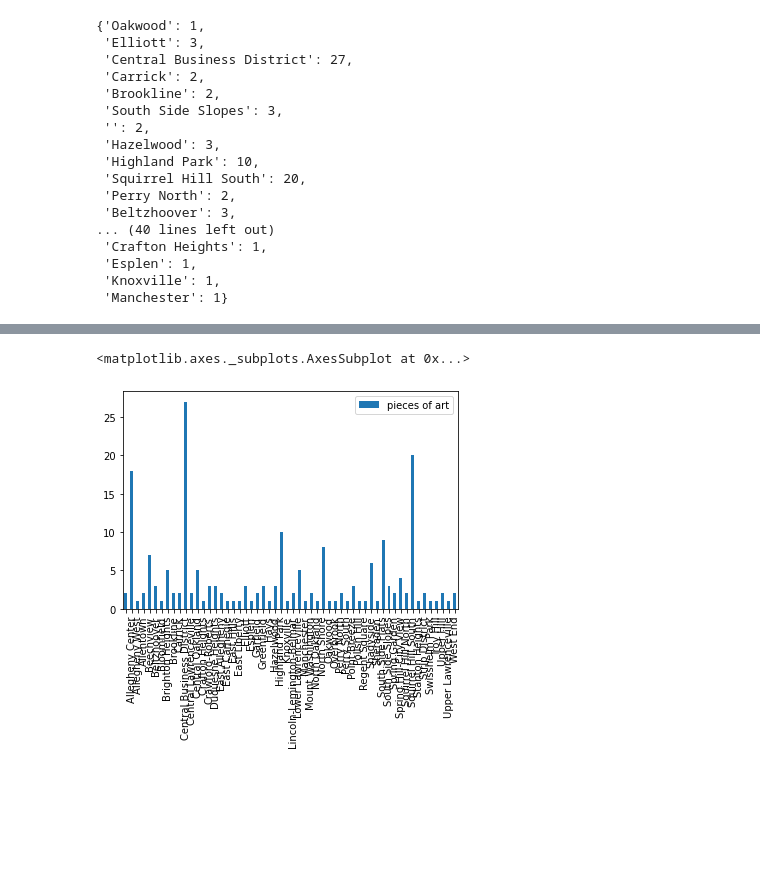
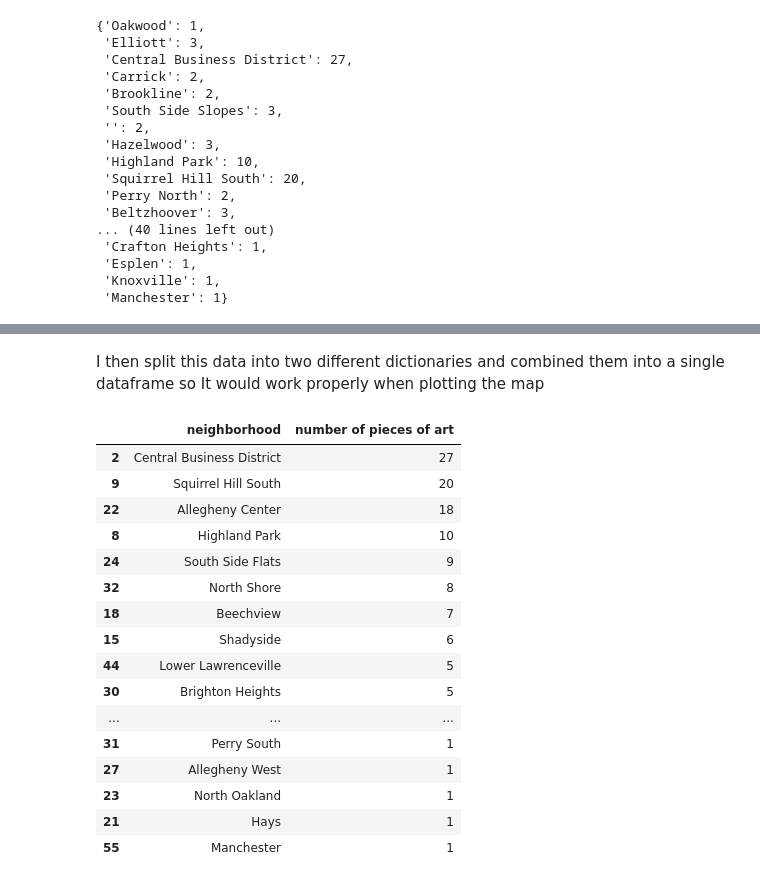
Before and after one commit to kaitlynnaehr/Final-Project-CMPINF0010, a Jupyter notebook: Art Notebook.ipynb, the cells around one changed output, grey strips where cells are left out. Drawn from its saved outputs; the diff is of its cells as text; code cells hidden in the pictures; blank space fills up the shorter version.

```diff
--- a/Art Notebook.ipynb
+++ b/Art Notebook.ipynb
@@ -74,5 +57,2 @@ df.head(56)
-# %%
-df.plot.bar()
-# %% [output]
-<matplotlib.axes._subplots.AxesSubplot at 0x...>
-[figure, removed]
+# %% [markdown]
+I then split this data into two different dictionaries and combined them into a single dataframe so It would work properly when plotting the map
@@ -78,0 +66,24 @@ df.plot.bar()
+# %%
+#create dataframe using my two dictionaries
+art_df = pd.DataFrame({"neighborhood":neighborhoods,"number of pieces of art":pieces_of_art})
+
+#sorted the dataframe from greatest to least
+art_df.sort_values(by = "number of pieces of art", ascending = False)
+# %% [output]
+|  | neighborhood | number of pieces of art |
+| 2 | Central Business District | 27 |
+| 9 | Squirrel Hill South | 20 |
+| 22 | Allegheny Center | 18 |
+| 8 | Highland Park | 10 |
+| 24 | South Side Flats | 9 |
+| 32 | North Shore | 8 |
+| 18 | Beechview | 7 |
+| 15 | Shadyside | 6 |
+| 44 | Lower Lawrenceville | 5 |
+| 30 | Brighton Heights | 5 |
+| ... | ... | ... |
+| 31 | Perry South | 1 |
+| 27 | Allegheny West | 1 |
+| 23 | North Oakland | 1 |
+| 21 | Hays | 1 |
+| 55 | Manchester | 1 |
```
Also changed, not shown: parts of 14 cells of this notebook.
